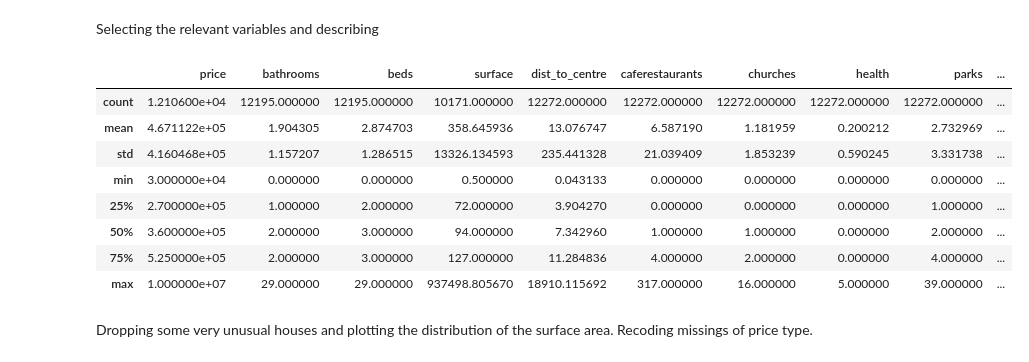
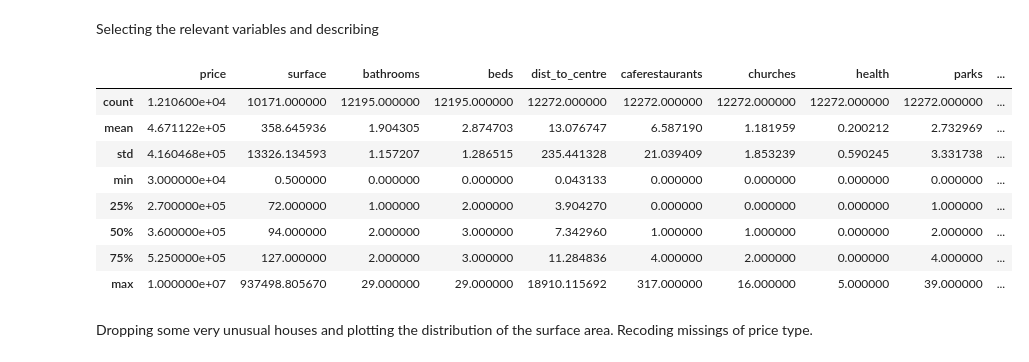
Before and after one commit to mwilkens1/fundaft, a Jupyter notebook: predict_price.ipynb, the cells around one changed output. Cells and saved outputs as stored; diff of their text form; code cells hidden in the pictures.

```diff
--- a/predict_price.ipynb
+++ b/predict_price.ipynb
@@ -42,25 +41,25 @@ dtypes: float64(9), int64(11), object(20)
 memory usage: 3.8+ MB
 # %%
 df_ads['published_date'] = pd.to_datetime(df_ads.published_date)
-df_ads['month'] = df_ads['published_date'].dt.to_period('M')
+df_ads['month'] = df_ads['published_date'].dt.to_period('M').astype(str)
 
 df_ads['parking'] = df_ads.facility.str.contains('parking', case=False, regex=False)
 # %% [markdown]
 Selecting the relevant variables and describing
 # %%
-df_ads = df_ads[['area','property_type','ber_classification','seller_type','selling_type','price_type','price','month','bathrooms','beds','surface','dist_to_centre','caferestaurants', 'churches', 'health', 'parks', 'platforms', 'pubs','schools', 'shops', 'sports', 'stations', 'latitude', 'longitude','parking']]
+df_ads = df_ads[['price','surface','area','property_type','ber_classification','seller_type','selling_type','price_type','month','bathrooms','beds','dist_to_centre','caferestaurants', 'churches', 'health', 'parks', 'platforms', 'pubs','schools', 'shops', 'sports', 'stations', 'latitude', 'longitude','parking']]
 
 df_ads.describe()
 # %% [output]
-|  | price | bathrooms | beds | surface | dist_to_centre | caferestaurants | churches | health | parks | ... |
-| count | 1.210600e+04 | 12195.000000 | 12195.000000 | 10171.000000 | 12272.000000 | 12272.000000 | 12272.000000 | 12272.000000 | 12272.000000 | ... |
-| mean | 4.671122e+05 | 1.904305 | 2.874703 | 358.645936 | 13.076747 | 6.587190 | 1.181959 | 0.200212 | 2.732969 | ... |
-| std | 4.160468e+05 | 1.157207 | 1.286515 | 13326.134593 | 235.441328 | 21.039409 | 1.853239 | 0.590245 | 3.331738 | ... |
-| min | 3.000000e+04 | 0.000000 | 0.000000 | 0.500000 | 0.043133 | 0.000000 | 0.000000 | 0.000000 | 0.000000 | ... |
-| 25% | 2.700000e+05 | 1.000000 | 2.000000 | 72.000000 | 3.904270 | 0.000000 | 0.000000 | 0.000000 | 1.000000 | ... |
-| 50% | 3.600000e+05 | 2.000000 | 3.000000 | 94.000000 | 7.342960 | 1.000000 | 1.000000 | 0.000000 | 2.000000 | ... |
-| 75% | 5.250000e+05 | 2.000000 | 3.000000 | 127.000000 | 11.284836 | 4.000000 | 2.000000 | 0.000000 | 4.000000 | ... |
-| max | 1.000000e+07 | 29.000000 | 29.000000 | 937498.805670 | 18910.115692 | 317.000000 | 16.000000 | 5.000000 | 39.000000 | ... |
+|  | price | surface | bathrooms | beds | dist_to_centre | caferestaurants | churches | health | parks | ... |
+| count | 1.210600e+04 | 10171.000000 | 12195.000000 | 12195.000000 | 12272.000000 | 12272.000000 | 12272.000000 | 12272.000000 | 12272.000000 | ... |
+| mean | 4.671122e+05 | 358.645936 | 1.904305 | 2.874703 | 13.076747 | 6.587190 | 1.181959 | 0.200212 | 2.732969 | ... |
+| std | 4.160468e+05 | 13326.134593 | 1.157207 | 1.286515 | 235.441328 | 21.039409 | 1.853239 | 0.590245 | 3.331738 | ... |
+| min | 3.000000e+04 | 0.500000 | 0.000000 | 0.000000 | 0.043133 | 0.000000 | 0.000000 | 0.000000 | 0.000000 | ... |
+| 25% | 2.700000e+05 | 72.000000 | 1.000000 | 2.000000 | 3.904270 | 0.000000 | 0.000000 | 0.000000 | 1.000000 | ... |
+| 50% | 3.600000e+05 | 94.000000 | 2.000000 | 3.000000 | 7.342960 | 1.000000 | 1.000000 | 0.000000 | 2.000000 | ... |
+| 75% | 5.250000e+05 | 127.000000 | 2.000000 | 3.000000 | 11.284836 | 4.000000 | 2.000000 | 0.000000 | 4.000000 | ... |
+| max | 1.000000e+07 | 937498.805670 | 29.000000 | 29.000000 | 18910.115692 | 317.000000 | 16.000000 | 5.000000 | 39.000000 | ... |
 # %% [markdown]
 Dropping some very unusual houses and plotting the distribution of the surface area. Recoding missings of price type.
 # %%
```
Also changed, not shown: parts of 20 cells of this notebook, 1 other file.
